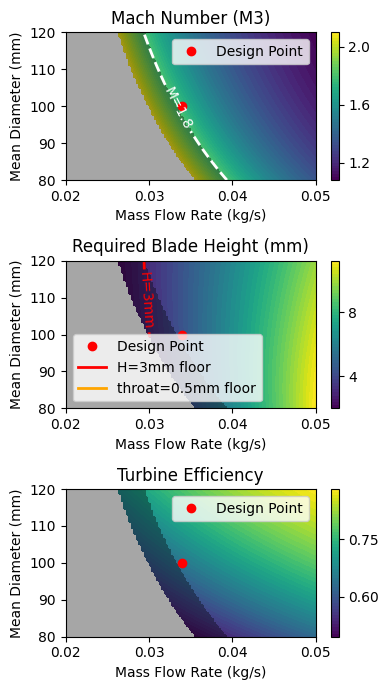
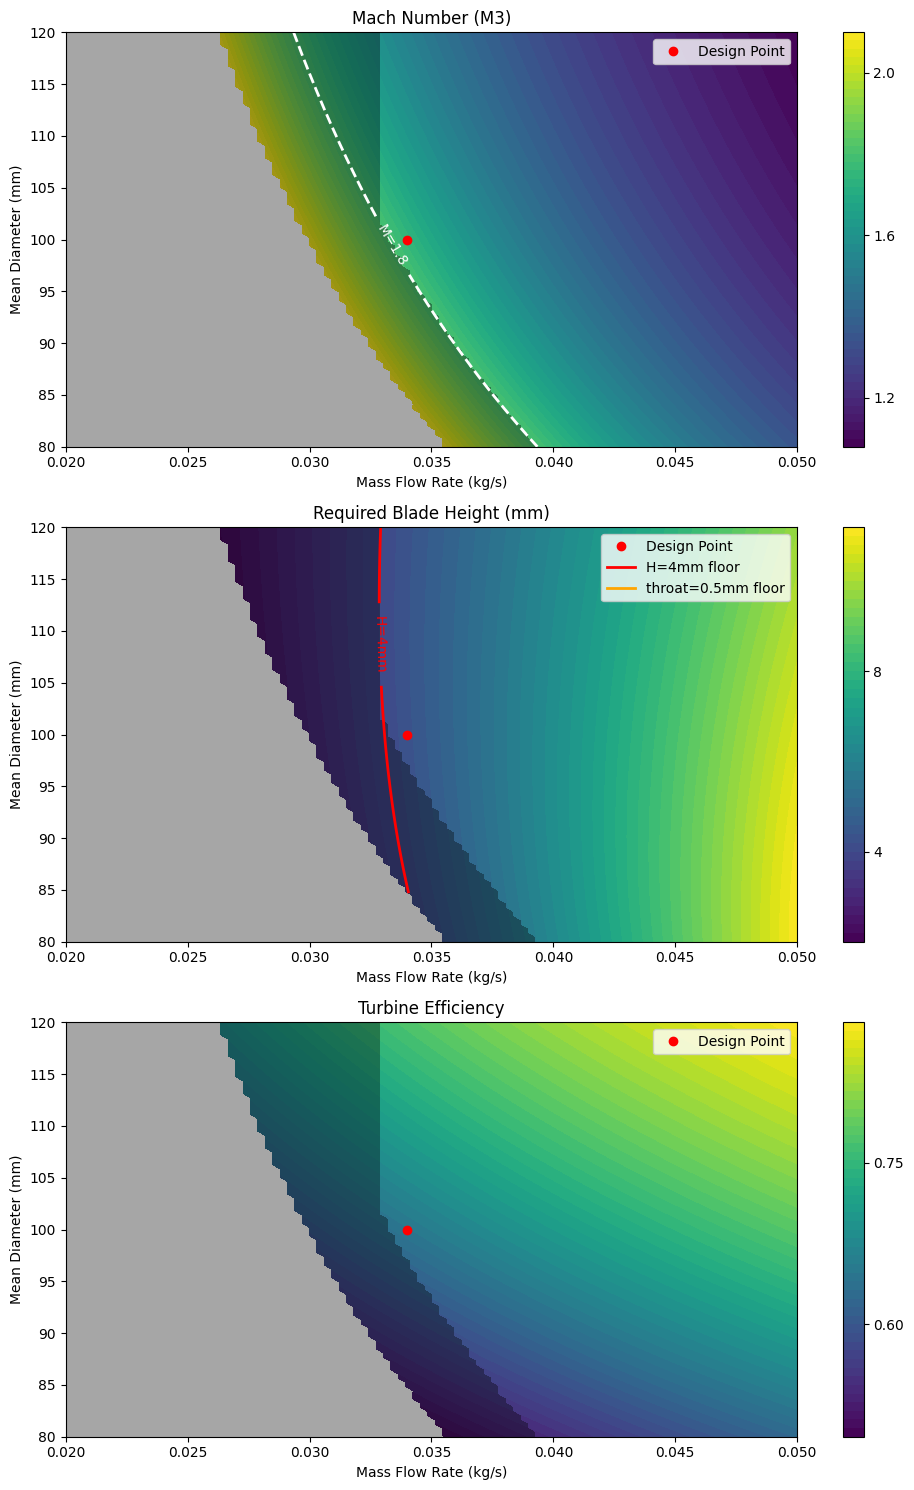
The notebook cell's code change between the first figure and the second:
--- before
+++ after
@@ -1,11 +1,12 @@
 import numpy as np
+import matplotlib.pyplot as plt
 from scipy.optimize import root_scalar
-from gasgenerator import GasGenerator
 from mech_components.bearing import Bearing
 from mech_components.mechanicalseal import MechanicalSeal
-import matplotlib.pyplot as plt
 from prop_components.engine import Engine
 from prop_components.turbine import Turbine
 from prop_components.barskepump import BarskePump
+from prop_components.gasgenerator import GasGenerator
+
 
 # ── Design inputs (edit here, changes propagate to sweep and readout) ──
@@ -28,5 +29,5 @@
 
 # ── Constraint thresholds (shift when FEA fails) ──
-H_MIN      = 3e-3          # m — minimum manufacturable blade height
+H_MIN      = 4e-3          # m — minimum manufacturable blade height
 THROAT_MIN = 0.5e-3        # m — minimum printable nozzle throat width
 M3_MAX     = 1.8           # — nozzle exit Mach ceiling 
@@ -72,5 +73,5 @@
 feasible = (heights >= H_MIN) & (throat_length >= THROAT_MIN) & (M3s <= M3_MAX)
 
-fig, axs = plt.subplots(3, 1, figsize=(4, 7))
+fig, axs = plt.subplots(3, 1, figsize=(10, 15))
 
 # ── M3 plot + Mach ceiling ──

Commit: ai generated slop in turbine.py, will redo